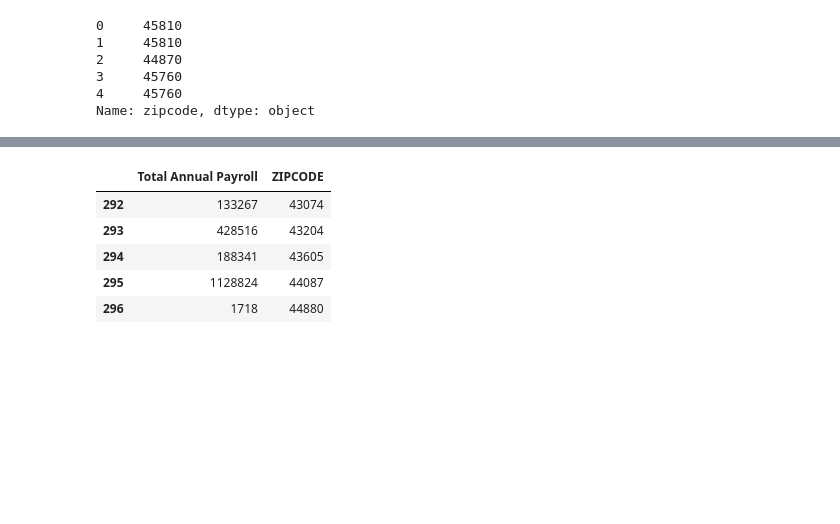
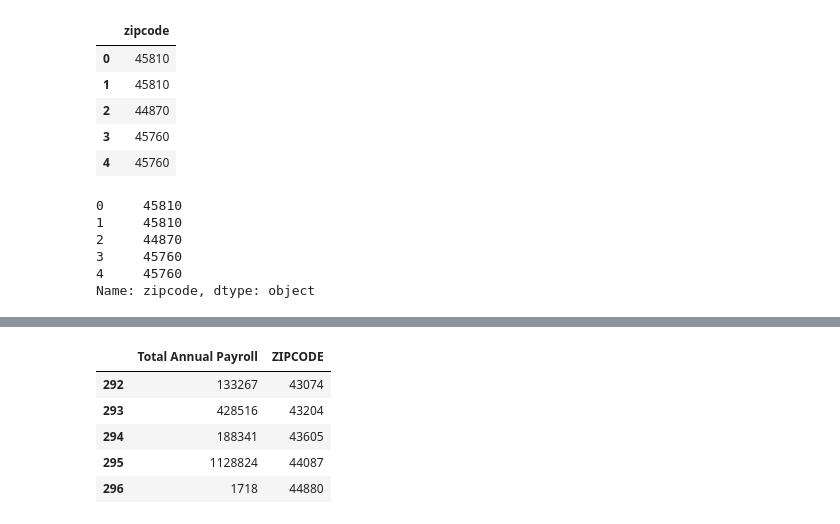
Before and after one commit to Teddi009x/Team_Scholastic_Crush, a Jupyter notebook: Census_2017.ipynb, the cells around one changed output, grey strips where cells are left out. Cells and saved outputs as stored; diff of their text form; code cells hidden in the pictures; blank space fills up the shorter version.

```diff
--- a/Census_2017.ipynb
+++ b/Census_2017.ipynb
@@ -22,11 +23,13 @@ zipcode.head()
 | 4 | Meigs Intermediate School | Meigs Local | Meigs | Middleport, OH, 45760-9717 | 70.394 | Middleport | OH | ... |
 # %%
 zipcode[["zipcode","extra"]] = zipcode["Zip Code"].str.split("-",expand=True)
-zipcode['zipcode'].head()
+zcode = zipcode['zipcode']
+zip_pd = pd.DataFrame(zcode)
+zip_pd.head()
 # %% [output]
-0     45810
-1     45810
-2     44870
-3     45760
-4     45760
-Name: zipcode, dtype: object
+|  | zipcode |
+| 0 | 45810 |
+| 1 | 45810 |
+| 2 | 44870 |
+| 3 | 45760 |
+| 4 | 45760 |
@@ -32,0 +38,9 @@ Name: zipcode, dtype: object
+# %%
+zcode.head()
+# %% [output]
+0     45810
+1     45810
+2     44870
+3     45760
+4     45760
+Name: zipcode, dtype: object
```
Also changed, not shown: parts of 10 cells of this notebook, 4 other files.
